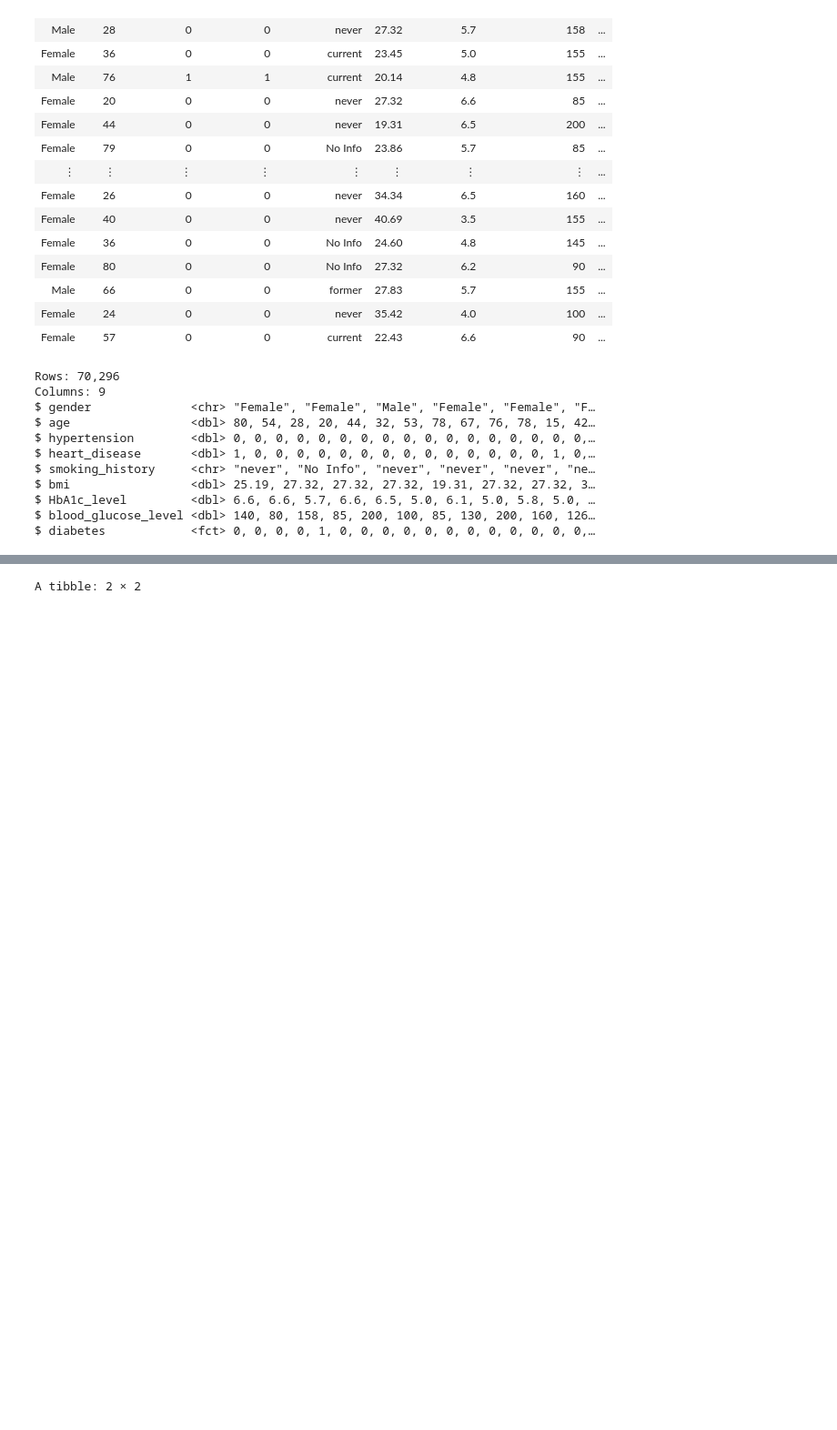
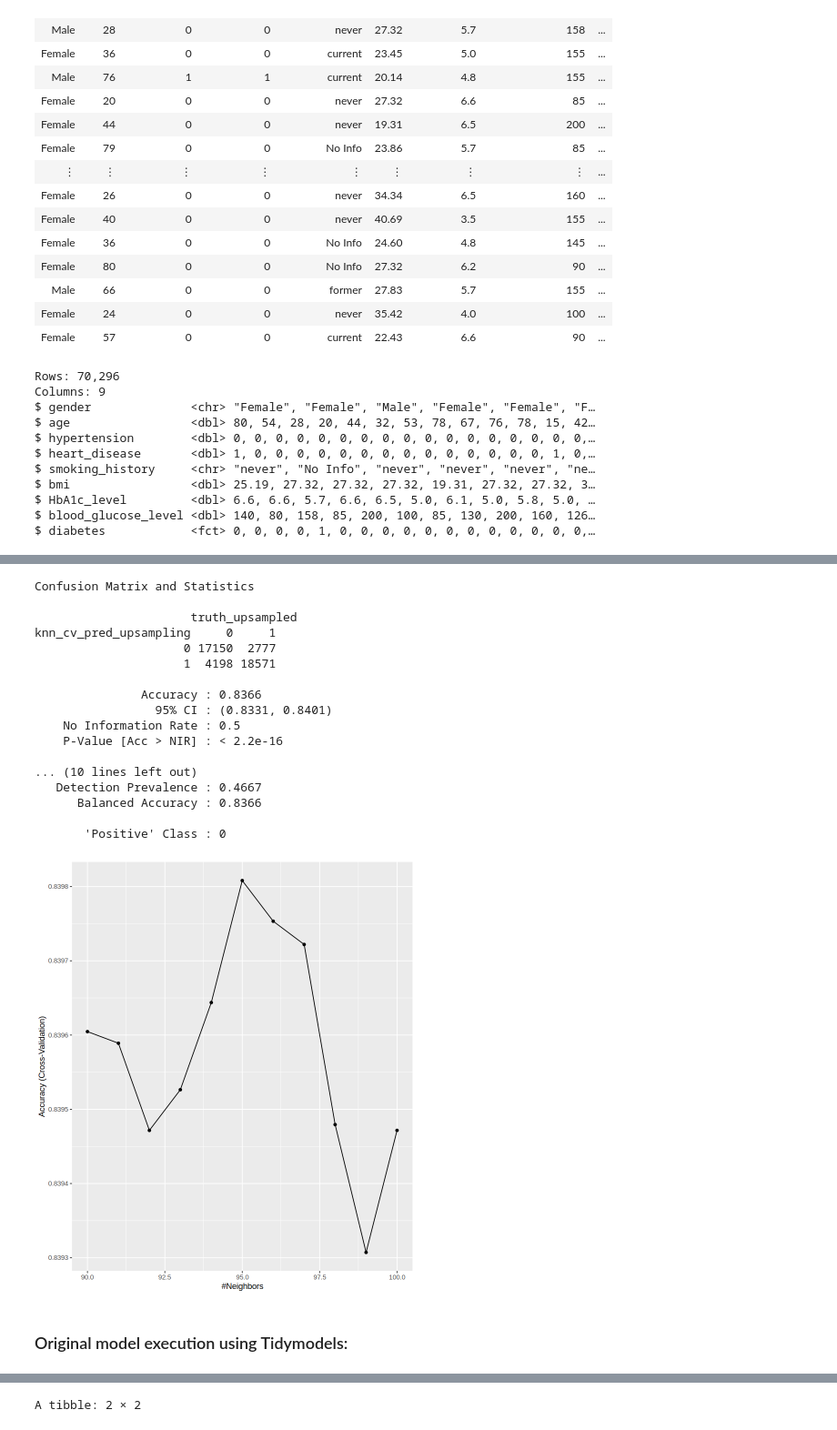
Before and after one commit to florencesanjaya/DSCI-100-2023w1-group-36, a Jupyter notebook: DSCI100_Group36_FinalReport.ipynb, the cells around one changed output, grey strips where cells are left out. Shown at 91% size. Drawn from its saved outputs; the diff is of its cells as text; code cells hidden in the pictures; blank space fills up the shorter version.

Commit message:
New execution for knn using caret

```diff
--- a/DSCI100_Group36_FinalReport.ipynb
+++ b/DSCI100_Group36_FinalReport.ipynb
@@ -134 +305,39 @@ $ diabetes            <fct> 0, 0, 0, 0, 1, 0, 0, 0, 0, 0, 0, 0, 0, 0, 0, 0, 0,
+# %%
+# Model after upsampling
+knn_cv_train_upsampling <- train(diabetes ~ age + hypertension + heart_disease + HbA1c_level,
+                   method = "knn",
+                   data = diabetes_training_upsampled,
+                   preProcess = c("center", "scale"),
+                   tuneGrid = data.frame(k = seq(90,100,1)),
+                   trControl = control)
+
+
+ggplot(knn_cv_train_upsampling)
+
+knn_cv_pred_upsampling <- predict(knn_cv_train_upsampling, newdata = diabetes_testing_upsampled)
+
+truth_upsampled <- diabetes_testing_upsampled$diabetes
+
+confusionMatrix(table(knn_cv_pred_upsampling,truth_upsampled))
+# %% [output]
+Confusion Matrix and Statistics
+
+                      truth_upsampled
+knn_cv_pred_upsampling     0     1
+                     0 17150  2777
+                     1  4198 18571
+
+               Accuracy : 0.8366
+                 95% CI : (0.8331, 0.8401)
+    No Information Rate : 0.5
+    P-Value [Acc > NIR] : < 2.2e-16
+
+... (10 lines left out)
+   Detection Prevalence : 0.4667
+      Balanced Accuracy : 0.8366
+
+       'Positive' Class : 0
+[figure, added]
+# %% [markdown]
+### Original model execution using Tidymodels:
 # %%
```
Also changed, not shown: parts of 9 cells of this notebook.
